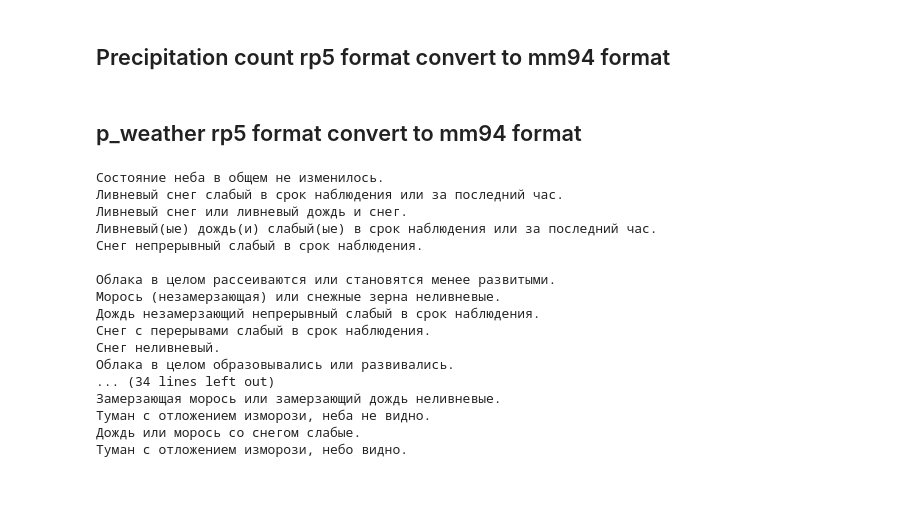
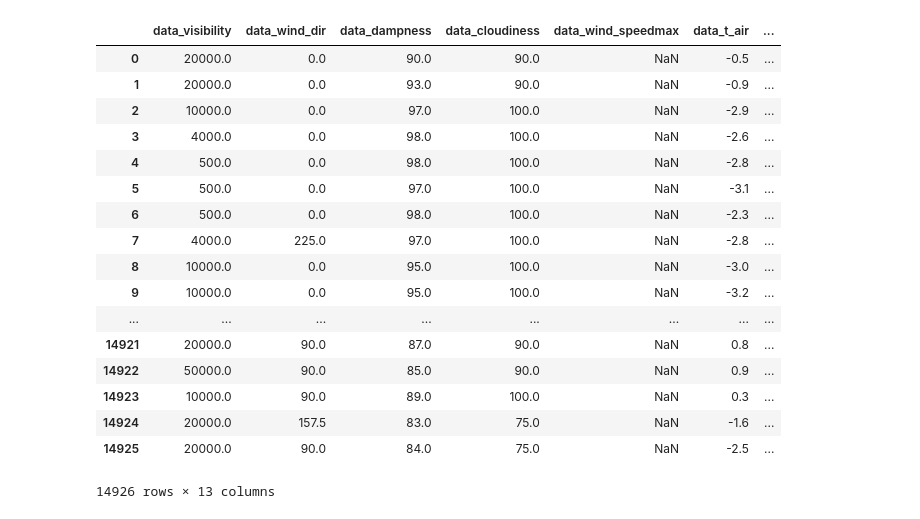
Before and after one commit to NdSv94/MinMax94, a Jupyter notebook: src/metro_api/preprocess_rp5_archive.ipynb, the cells around one changed output. Saved outputs shown, nothing was run; the diff lists cells and outputs as text; code cells hidden in the pictures; blank space fills up the shorter version.

Commit message:
Converters are modified

```diff
--- a/src/metro_api/preprocess_rp5_archive.ipynb
+++ b/src/metro_api/preprocess_rp5_archive.ipynb
@@ -175,2 +11,0 @@ for elem in precip_type_values:
-# %% [markdown]
-## Precipitation count rp5 format convert to mm94 format
@@ -183,23 +12,28 @@ converter_precip_count_dict_rp5 = {
-# %% [markdown]
-## p_weather rp5 format convert to mm94 format
-# %%
-for elem in df['p_weather'].unique():
-    print(elem)
-# %% [output]
-Состояние неба в общем не изменилось.
-Ливневый снег слабый в срок наблюдения или за последний час.
-Ливневый снег или ливневый дождь и снег.
-Ливневый(ые) дождь(и) слабый(ые) в срок наблюдения или за последний час.
-Снег непрерывный слабый в срок наблюдения.
-
-Облака в целом рассеиваются или становятся менее развитыми.
-Морось (незамерзающая) или снежные зерна неливневые.
-Дождь незамерзающий непрерывный слабый в срок наблюдения.
-Снег с перерывами слабый в срок наблюдения.
-Снег неливневый.
-Облака в целом образовывались или развивались.
-... (34 lines left out)
-Замерзающая морось или замерзающий дождь неливневые.
-Туман с отложением изморози, неба не видно.
-Дождь или морось со снегом слабые.
-Туман с отложением изморози, небо видно.
+# %%
+wmo_id = 22867
+df = pd.read_csv(mypath + str(wmo_id) + '.csv', sep=';', skiprows=6, index_col=False)
+df['station_id'] = wmo_id
+df = convert_rp5_to_mm94(df)
+df
+del df['data_p_weather'], df['data_precip_interval'],
+# %%
+df
+# %% [output]
+|  | data_visibility | data_wind_dir | data_dampness | data_cloudiness | data_wind_speedmax | data_t_air | ... |
+| 0 | 20000.0 | 0.0 | 90.0 | 90.0 | NaN | -0.5 | ... |
+| 1 | 20000.0 | 0.0 | 93.0 | 90.0 | NaN | -0.9 | ... |
+| 2 | 10000.0 | 0.0 | 97.0 | 100.0 | NaN | -2.9 | ... |
+| 3 | 4000.0 | 0.0 | 98.0 | 100.0 | NaN | -2.6 | ... |
+| 4 | 500.0 | 0.0 | 98.0 | 100.0 | NaN | -2.8 | ... |
+| 5 | 500.0 | 0.0 | 97.0 | 100.0 | NaN | -3.1 | ... |
+| 6 | 500.0 | 0.0 | 98.0 | 100.0 | NaN | -2.3 | ... |
+| 7 | 4000.0 | 225.0 | 97.0 | 100.0 | NaN | -2.8 | ... |
+| 8 | 10000.0 | 0.0 | 95.0 | 100.0 | NaN | -3.0 | ... |
+| 9 | 10000.0 | 0.0 | 95.0 | 100.0 | NaN | -3.2 | ... |
+| ... | ... | ... | ... | ... | ... | ... | ... |
+| 14921 | 20000.0 | 90.0 | 87.0 | 90.0 | NaN | 0.8 | ... |
+| 14922 | 50000.0 | 90.0 | 85.0 | 90.0 | NaN | 0.9 | ... |
+| 14923 | 10000.0 | 90.0 | 89.0 | 100.0 | NaN | 0.3 | ... |
+| 14924 | 20000.0 | 157.5 | 83.0 | 75.0 | NaN | -1.6 | ... |
+| 14925 | 20000.0 | 90.0 | 84.0 | 75.0 | NaN | -2.5 | ... |
+14926 rows × 13 columns
```
Also changed, not shown: parts of 14 cells of this notebook, 4 other files.
